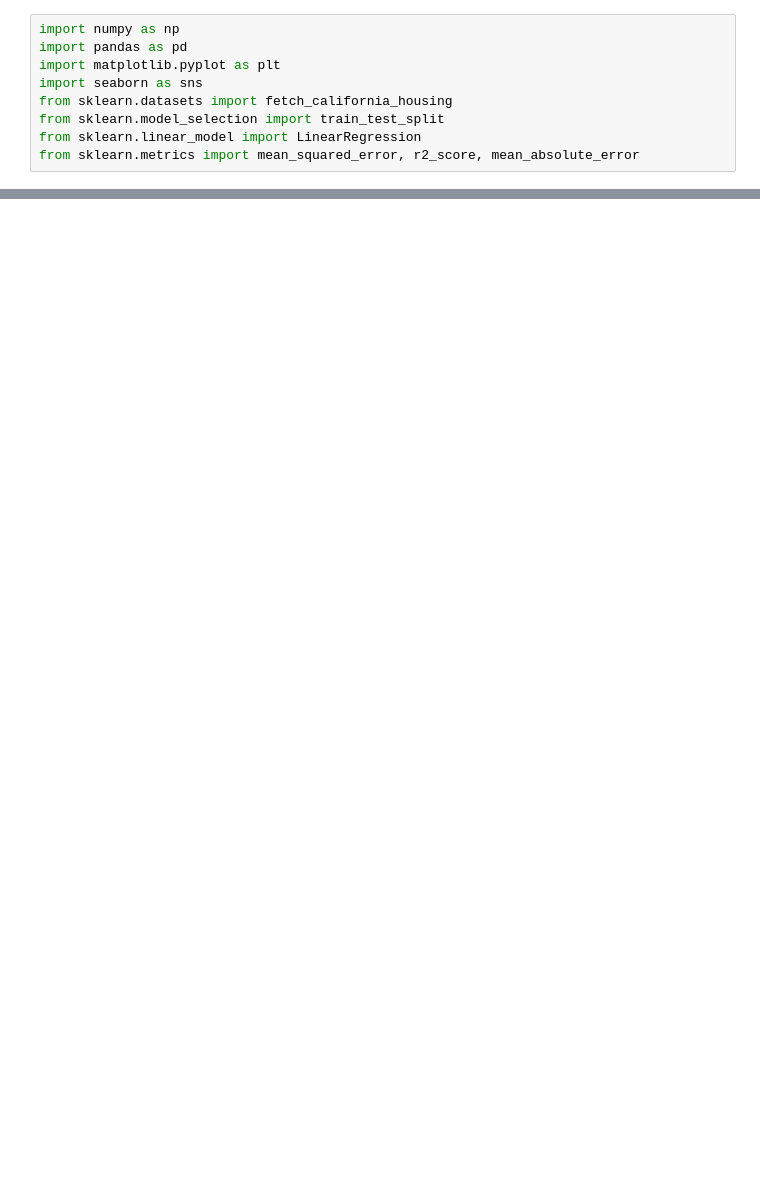
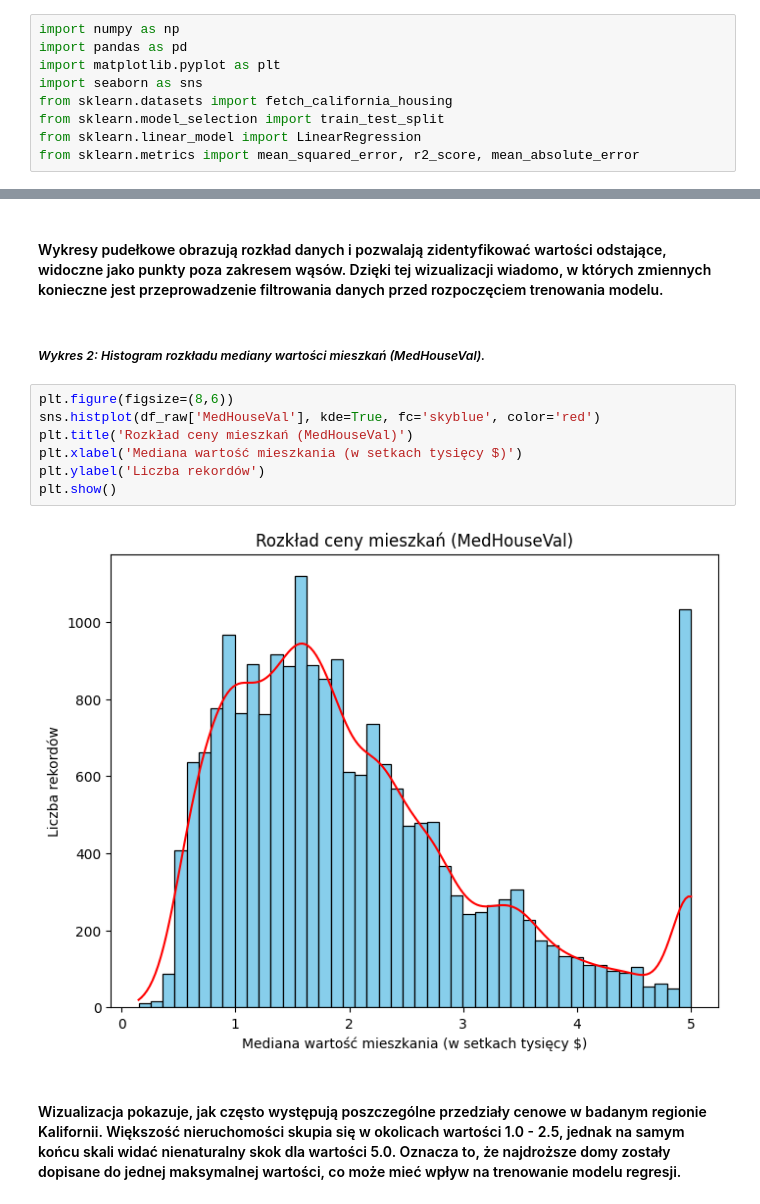
Before and after one commit to jawanat/california-housing-regression, a Jupyter notebook: analysis.ipynb, the cells around one changed output, grey strips where cells are left out. Drawn from its saved outputs; the diff is of its cells as text; blank space fills up the shorter version.

```diff
--- a/analysis.ipynb
+++ b/analysis.ipynb
@@ -72,0 +106,15 @@ dtype: object
+# %% [markdown]
+#### Wykresy pudełkowe obrazują rozkład danych i pozwalają zidentyfikować wartości odstające, widoczne jako punkty poza zakresem wąsów. Dzięki tej wizualizacji wiadomo, w których zmiennych konieczne jest przeprowadzenie filtrowania danych przed rozpoczęciem trenowania modelu.
+# %% [markdown]
+##### *Wykres 2: Histogram rozkładu mediany wartości mieszkań (MedHouseVal).*
+# %%
+plt.figure(figsize=(8,6))
+sns.histplot(df_raw['MedHouseVal'], kde=True, fc='skyblue', color='red')
+plt.title('Rozkład ceny mieszkań (MedHouseVal)')
+plt.xlabel('Mediana wartość mieszkania (w setkach tysięcy $)')
+plt.ylabel('Liczba rekordów')
+plt.show()
+# %% [output]
+[figure, added]
+# %% [markdown]
+#### Wizualizacja pokazuje, jak często występują poszczególne przedziały cenowe w badanym regionie Kalifornii. Większość nieruchomości skupia się w okolicach wartości 1.0 - 2.5, jednak na samym końcu skali widać nienaturalny skok dla wartości 5.0. Oznacza to, że najdroższe domy zostały dopisane do jednej maksymalnej wartości, co może mieć wpływ na trenowanie modelu regresji.
```
Also changed, not shown: parts of 41 cells of this notebook, 1 other file.
